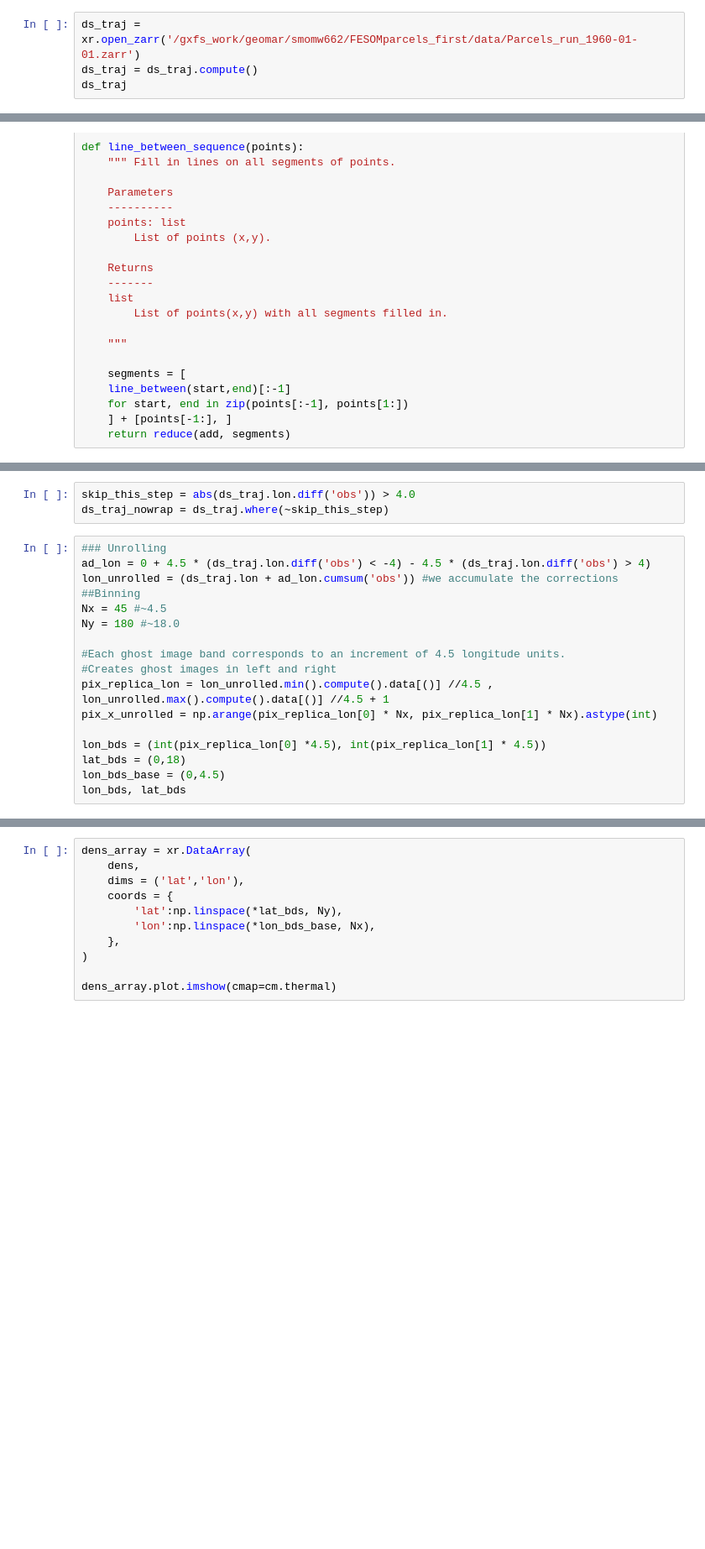
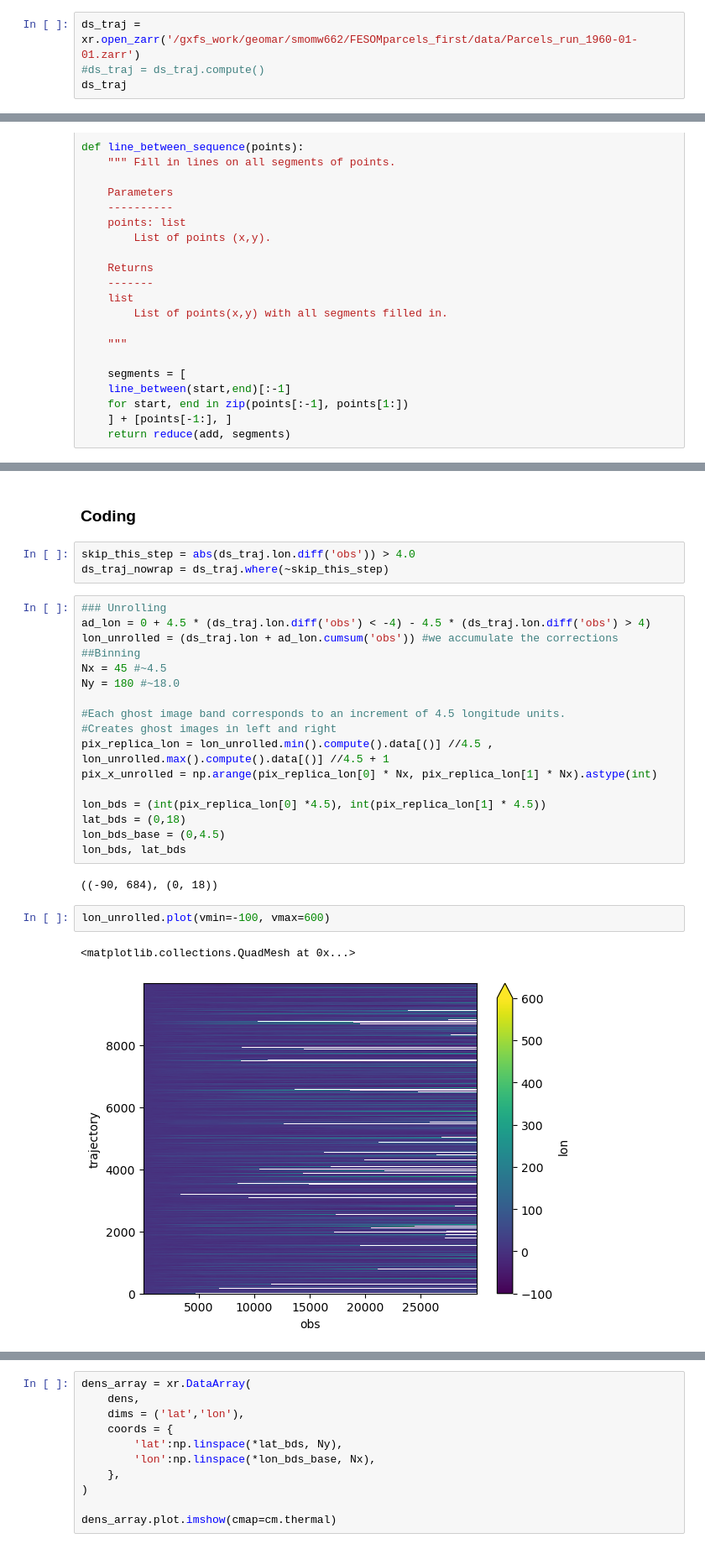
Before and after one commit to danliba/FESOMparcels_first, a Jupyter notebook: notebooks/density_plot.ipynb, the cells around one changed output, grey strips where cells are left out. Shown at 84% size. Drawn from its saved outputs; the diff is of its cells as text; blank space fills up the shorter version.

```diff
--- a/notebooks/density_plot.ipynb
+++ b/notebooks/density_plot.ipynb
@@ -11,5 +11,5 @@ from operator import add
 from pathlib import Path
 # %%
 ds_traj = xr.open_zarr('/gxfs_work/geomar/smomw662/FESOMparcels_first/data/Parcels_run_1960-01-01.zarr')
-ds_traj = ds_traj.compute()
+#ds_traj = ds_traj.compute()
 ds_traj
@@ -68,3 +559,5 @@ def line_between_sequence(points):
+# %% [markdown]
+### Coding
 # %%
 skip_this_step = abs(ds_traj.lon.diff('obs')) > 4.0
 ds_traj_nowrap = ds_traj.where(~skip_this_step)
@@ -85,3 +578,10 @@ lon_bds = (int(pix_replica_lon[0] *4.5), int(pix_replica_lon[1] * 4.5))
 lat_bds = (0,18)
 lon_bds_base = (0,4.5)
 lon_bds, lat_bds
+# %% [output]
+((-90, 684), (0, 18))
+# %%
+lon_unrolled.plot(vmin=-100, vmax=600)
+# %% [output]
+<matplotlib.collections.QuadMesh at 0x...>
+[figure, added]
```
Also changed, not shown: parts of 12 cells of this notebook, 13 other files.
